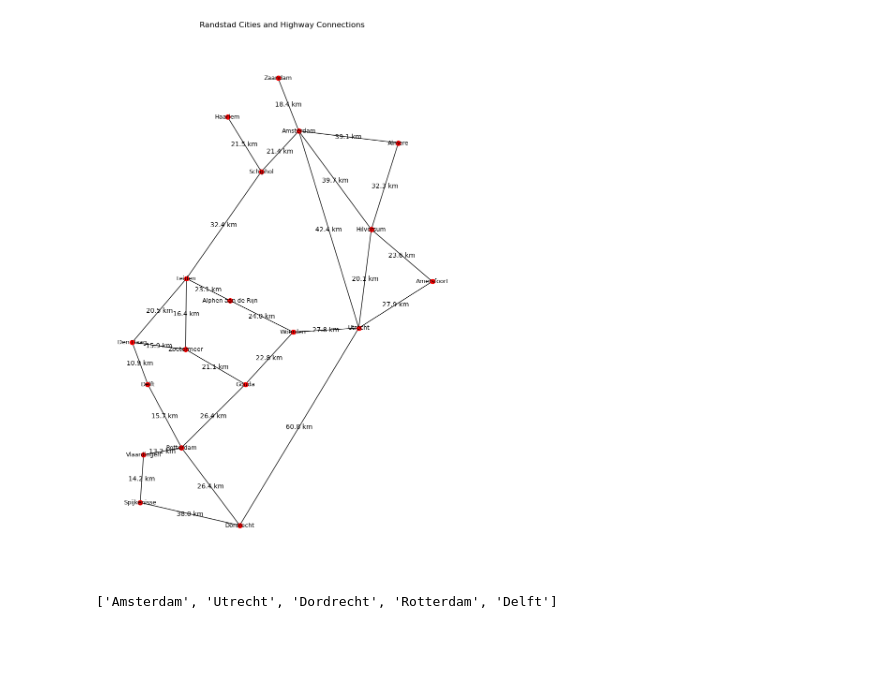
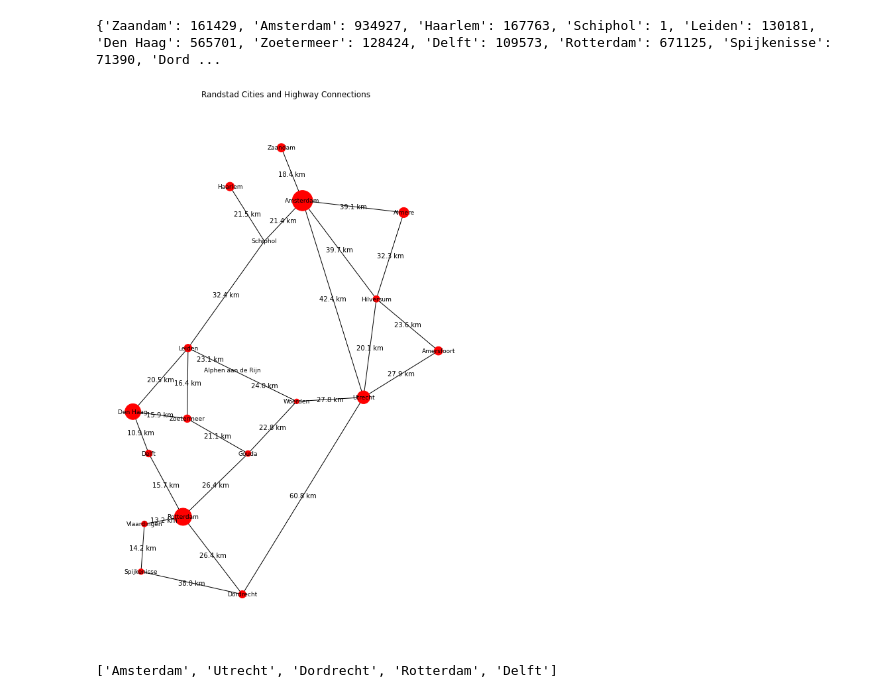
Before and after one commit to Tanneheemsbergen/Designednetworks, a Jupyter notebook: RandstadTanne.ipynb, the cells around one changed output. Cells and saved outputs as stored; diff of their text form; code cells hidden in the pictures; blank space fills up the shorter version.

```diff
--- a/RandstadTanne.ipynb
+++ b/RandstadTanne.ipynb
@@ -32,7 +32,6 @@ cities_coords = {
     "Almere": (52.3508, 5.2647),
     "Amersfoort": (52.1561, 5.3878),
 }
-
 connections = [
     (42.4, "Amsterdam", "Utrecht"),
     (32.4, "Leiden", "Schiphol"),
@@ -62,43 +61,66 @@ connections = [
     (38.0, "Spijkenisse", "Dordrecht"),
     (60.8, "Dordrecht", "Utrecht"),
 ]
+cities_population = {
+    "Zaandam": 161429,
+    "Amsterdam": 934927,
+    "Haarlem": 167763,
+    "Schiphol": 1,
+    "Leiden": 130181,
+    "Den Haag": 565701,
+    "Zoetermeer": 128424,
+    "Delft": 109573,
+    "Rotterdam": 671125,
+    "Spijkenisse": 71390,
+    "Dordrecht": 122089,
+    "Vlaardingen": 76472,
+    "Alphen aan den Rijn": 114968,
+    "Gouda": 75763,
+    "Woerden": 53237,
+    "Utrecht": 374411,
+    "Hilversum": 94426,
+    "Almere": 226630,
+    "Amersfoort": 160747
+}
 # Create a networkx graph
 G = nx.Graph()
 
 # Add nodes to the graph
 for city, (lat, lon) in cities_coords.items():
-    G.add_node(city, pos=(lon, lat))  # Note: networkx uses (x, y) == (lon, lat)
+    population = cities_population.get(city, 0)  # Default to 0 if not found
+    G.add_node(city, pos=(lon, lat), population=population, weight=population)
 
 # Add edges to the graph
 for distance, city1, city2 in connections:
     G.add_edge(city1, city2, weight=distance)
 
 # Load the PNG image
 #img = mpimg.imread('/path/to/your/SnelwegenNederland_2008.png')  # Update the path to the image
 
 # Get positions for cities to use for layout
 pos = nx.get_node_attributes(G, 'pos')
 
 # Draw the graph
 fig, ax = plt.subplots(figsize=(10, 15))
 #ax.imshow(img, extent=[3.2, 7.4, 50.7, 53.7])  # You might need to adjust the extent to fit your image
-
+node_sizes = [G.nodes[city]['population'] / 1000 for city in G.nodes]
 # Draw the network
-nx.draw_networkx_nodes(G, pos, node_size=50, node_color='red', ax=ax)
+nx.draw_networkx_nodes(G, pos, node_size=node_sizes, node_color='red', ax=ax)
 nx.draw_networkx_labels(G, pos, font_size=9, ax=ax)
 nx.draw_networkx_edges(G, pos, ax=ax)
 
 # Annotate the edges with distances
 for (city1, city2, data) in G.edges(data=True):
     edge_midpoint = [(pos[city1][0] + pos[city2][0]) / 2, (pos[city1][1] + pos[city2][1]) / 2]
     ax.text(edge_midpoint[0], edge_midpoint[1], f"{data['weight']} km", size=10, ha='center', va='center')
 
 # Set the title and remove the axis
 ax.set_title('Randstad Cities and Highway Connections')
 plt.axis('off')  # Turn off the axis
 plt.show()
 # %% [output]
+{'Zaandam': 161429, 'Amsterdam': 934927, 'Haarlem': 167763, 'Schiphol': 1, 'Leiden': 130181, 'Den Haag': 565701, 'Zoetermeer': 128424, 'Delft': 109573, 'Rotterdam': 671125, 'Spijkenisse': 71390, 'Dord ...
-[figure, old version]
+[figure, new version]
 # %%
 dsp = nx.shortest_path(G, source='Amsterdam', target='Delft')
 print(dsp)
```
Also changed, not shown: parts of 2 cells of this notebook.
